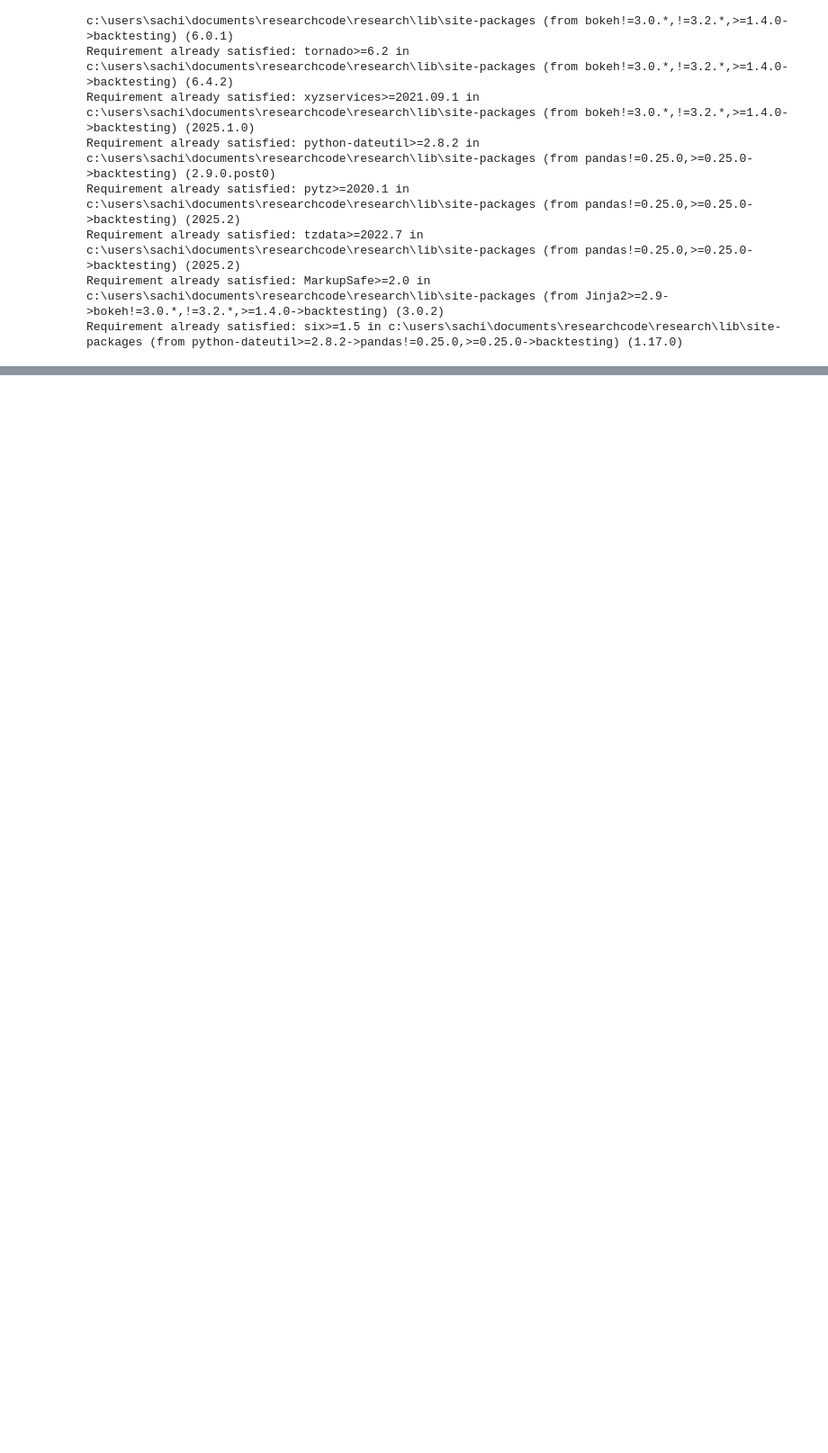
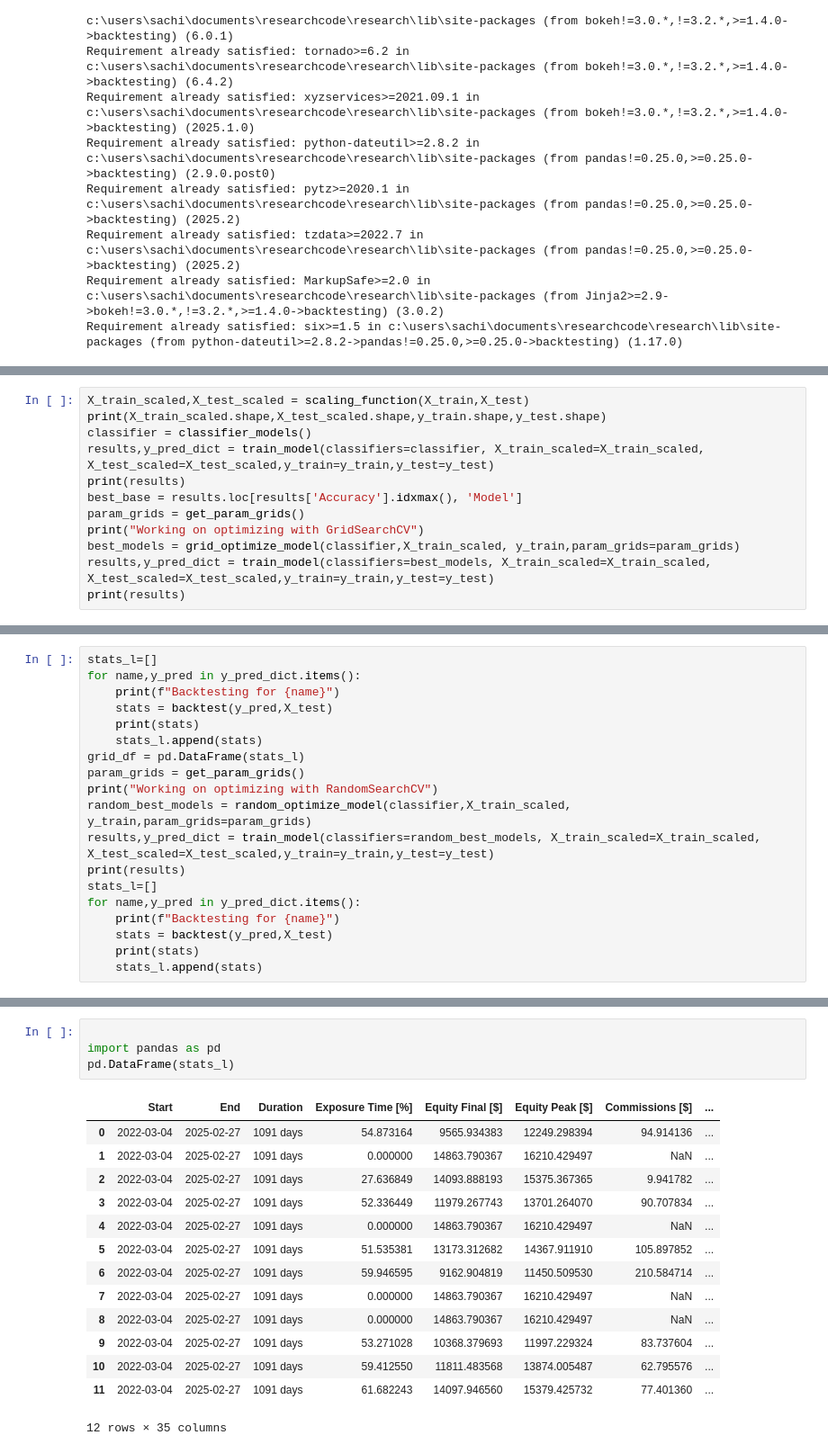
Before and after one commit to SacSresta/Research, a Jupyter notebook: notebook/stage_07_backtesting_model.ipynb, the cells around one changed output, grey strips where cells are left out. Shown: that part at 90% size. Cells and saved outputs as stored; diff of their text form; blank space fills up the shorter version.

```diff
--- a/notebook/stage_07_backtesting_model.ipynb
+++ b/notebook/stage_07_backtesting_model.ipynb
@@ -417,0 +466,12 @@ array([0, 0, 0, 0, 0, 0, 0, 0, 0, 0, 0, 1, 1, 1, 1, 1, 1, 1, 1, 1, 1, 1,
+# %%
+X_train_scaled,X_test_scaled = scaling_function(X_train,X_test)
+print(X_train_scaled.shape,X_test_scaled.shape,y_train.shape,y_test.shape)
+classifier = classifier_models()
+results,y_pred_dict = train_model(classifiers=classifier, X_train_scaled=X_train_scaled, X_test_scaled=X_test_scaled,y_train=y_train,y_test=y_test)
+print(results)
+best_base = results.loc[results['Accuracy'].idxmax(), 'Model']
+param_grids = get_param_grids()
+print("Working on optimizing with GridSearchCV")
+best_models = grid_optimize_model(classifier,X_train_scaled, y_train,param_grids=param_grids)
+results,y_pred_dict = train_model(classifiers=best_models, X_train_scaled=X_train_scaled, X_test_scaled=X_test_scaled,y_train=y_train,y_test=y_test)
+print(results)
@@ -417,0 +656,19 @@ array([0, 0, 0, 0, 0, 0, 0, 0, 0, 0, 0, 1, 1, 1, 1, 1, 1, 1, 1, 1, 1, 1,
+# %%
+stats_l=[]
+for name,y_pred in y_pred_dict.items():
+    print(f"Backtesting for {name}")
+    stats = backtest(y_pred,X_test)
+    print(stats)
+    stats_l.append(stats)
+grid_df = pd.DataFrame(stats_l)
+param_grids = get_param_grids()
+print("Working on optimizing with RandomSearchCV")
+random_best_models = random_optimize_model(classifier,X_train_scaled, y_train,param_grids=param_grids)
+results,y_pred_dict = train_model(classifiers=random_best_models, X_train_scaled=X_train_scaled, X_test_scaled=X_test_scaled,y_train=y_train,y_test=y_test)
+print(results)
+stats_l=[]
+for name,y_pred in y_pred_dict.items():
+    print(f"Backtesting for {name}")
+    stats = backtest(y_pred,X_test)
+    print(stats)
+    stats_l.append(stats)
@@ -417,0 +881,19 @@ array([0, 0, 0, 0, 0, 0, 0, 0, 0, 0, 0, 1, 1, 1, 1, 1, 1, 1, 1, 1, 1, 1,
+# %%
+
+import pandas as pd
+pd.DataFrame(stats_l)
+# %% [output]
+|  | Start | End | Duration | Exposure Time [%] | Equity Final [$] | Equity Peak [$] | Commissions [$] | ... |
+| 0 | 2022-03-04 | 2025-02-27 | 1091 days | 54.873164 | 9565.934383 | 12249.298394 | 94.914136 | ... |
+| 1 | 2022-03-04 | 2025-02-27 | 1091 days | 0.000000 | 14863.790367 | 16210.429497 | NaN | ... |
+| 2 | 2022-03-04 | 2025-02-27 | 1091 days | 27.636849 | 14093.888193 | 15375.367365 | 9.941782 | ... |
+| 3 | 2022-03-04 | 2025-02-27 | 1091 days | 52.336449 | 11979.267743 | 13701.264070 | 90.707834 | ... |
+| 4 | 2022-03-04 | 2025-02-27 | 1091 days | 0.000000 | 14863.790367 | 16210.429497 | NaN | ... |
+| 5 | 2022-03-04 | 2025-02-27 | 1091 days | 51.535381 | 13173.312682 | 14367.911910 | 105.897852 | ... |
+| 6 | 2022-03-04 | 2025-02-27 | 1091 days | 59.946595 | 9162.904819 | 11450.509530 | 210.584714 | ... |
+| 7 | 2022-03-04 | 2025-02-27 | 1091 days | 0.000000 | 14863.790367 | 16210.429497 | NaN | ... |
+| 8 | 2022-03-04 | 2025-02-27 | 1091 days | 0.000000 | 14863.790367 | 16210.429497 | NaN | ... |
+| 9 | 2022-03-04 | 2025-02-27 | 1091 days | 53.271028 | 10368.379693 | 11997.229324 | 83.737604 | ... |
+| 10 | 2022-03-04 | 2025-02-27 | 1091 days | 59.412550 | 11811.483568 | 13874.005487 | 62.795576 | ... |
+| 11 | 2022-03-04 | 2025-02-27 | 1091 days | 61.682243 | 14097.946560 | 15379.425732 | 77.401360 | ... |
+12 rows × 35 columns
```
Also changed, not shown: parts of 22 cells of this notebook, 1 other file.
